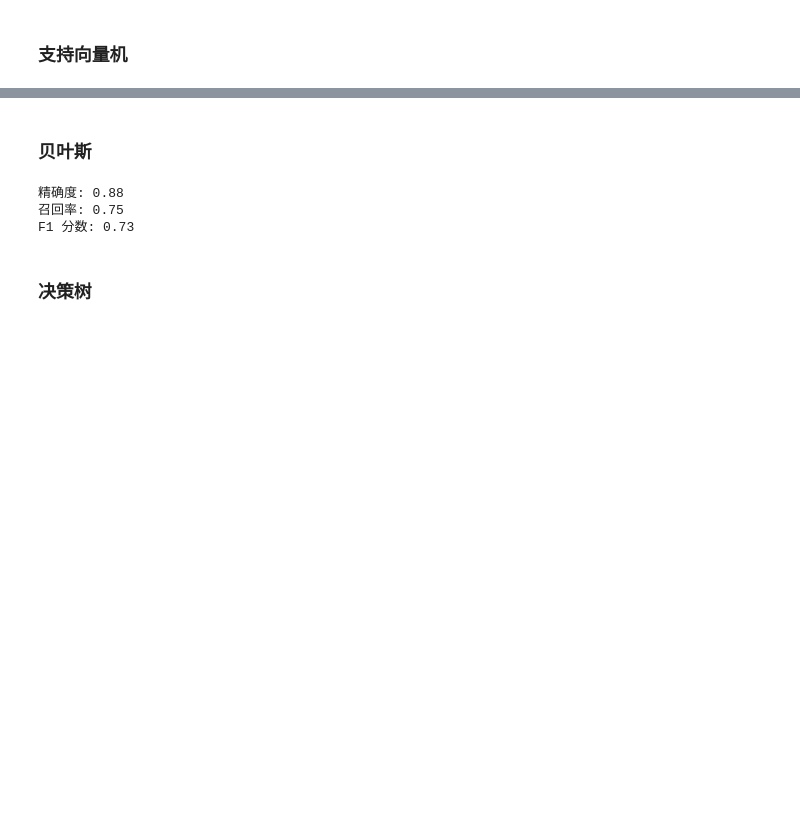
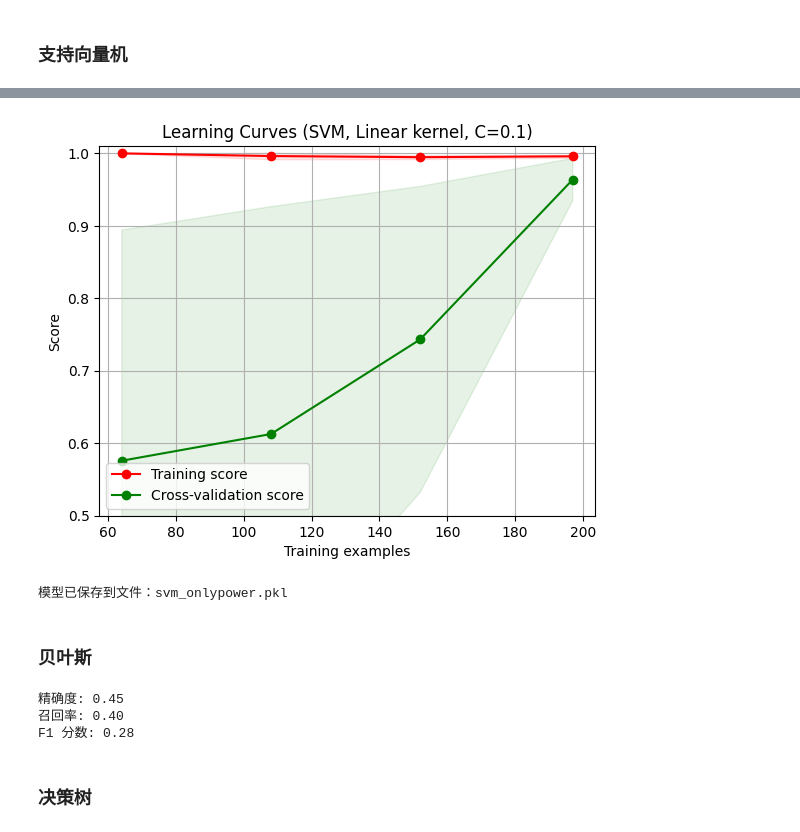
Before and after one commit to JJLibra/Recg-handwritten-signatures, a Jupyter notebook: jupyterlab/训练.ipynb, the cells around one changed output, grey strips where cells are left out. Drawn from its saved outputs; the diff is of its cells as text; code cells hidden in the pictures; blank space fills up the shorter version.

```diff
--- a/jupyterlab/训练.ipynb
+++ b/jupyterlab/训练.ipynb
@@ -37,3 +293,71 @@ F1 分数: 0.87
+# %%
+import numpy as np
+import matplotlib.pyplot as plt
+from sklearn.model_selection import learning_curve
+
+# 定义绘制学习曲线的函数
+def plot_learning_curve(estimator, title, X, y, ylim=None, cv=None,
+                        n_jobs=None, train_sizes=np.linspace(.1, 1.0, 5)):
+    """
+    生成一个简单的学习曲线图。
+    参数:
+    - estimator : 用于学习数据的对象，必须是拟合器。
+    - title : 图表的标题。
+    - X : array-like, shape (n_samples, n_features) 训练向量。
+    - y : array-like, shape (n_samples) or (n_samples, n_features) 目标相对于X进行分类或回归。
+    - ylim : tuple, shape (ymin, ymax), 可选 定义最小和最大y值。
+    - cv : int, cross-validation generator or an iterable, 可选 确定交叉验证的分割策略。
+    - n_jobs : int or None, 可选 并行作业的数量。
+    - train_sizes : array-like, shape (n_ticks,), 可选 训练样本的比例（相对数量）。
+    """
+    plt.figure()
+    plt.title(title)
+    if ylim is not None:
+        plt.ylim(*ylim)
+    plt.xlabel("Training examples")
+    plt.ylabel("Score")
+    train_sizes, train_scores, test_scores = learning_curve(
+        estimator, X, y, cv=cv, n_jobs=n_jobs, train_sizes=train_sizes)
+    train_scores_mean = np.mean(train_scores, axis=1)
+    train_scores_std = np.std(train_scores, axis=1)
+    test_scores_mean = np.mean(test_scores, axis=1)
+    test_scores_std = np.std(test_scores, axis=1)
+    plt.grid()
+
+    plt.fill_between(train_sizes, train_scores_mean - train_scores_std,
+                     train_scores_mean + train_scores_std, alpha=0.1,
+                     color="r")
+    plt.fill_between(train_sizes, test_scores_mean - test_scores_std,
+                     test_scores_mean + test_scores_std, alpha=0.1, color="g")
+    plt.plot(train_sizes, train_scores_mean, 'o-', color="r",
+             label="Training score")
+    plt.plot(train_sizes, test_scores_mean, 'o-', color="g",
+             label="Cross-validation score")
+
+    plt.legend(loc="best")
+    return plt
+
+# 绘制学习曲线
+title = "Learning Curves (SVM, Linear kernel, C=0.1)"
+cv = None # 这里可以使用交叉验证策略，例如KFold
+plot_learning_curve(SVC(kernel='linear'), title, X, y, ylim=(0.5, 1.01), cv=cv, n_jobs=4)
+
+plt.show()
+# %% [output]
+[figure, added]
+# %%
+import joblib
+# 保存模型到文件
+model_filename = 'svm_onlypower.pkl'
+joblib.dump(model, model_filename)
+# 保存特征向量化器，如果有的话
+# scaler_filename = 'lgb_scaler.pkl'
+# joblib.dump(scaler, scaler_filename)
+
+print(f"模型已保存到文件：{model_filename}")
+# print(f"向量化器已保存到文件：{scaler_filename}")
+# %% [output]
+模型已保存到文件：svm_onlypower.pkl
 # %% [markdown]
 ### 贝叶斯
 # %%
@@ -45,7 +369,8 @@ from sklearn.naive_bayes import GaussianNB
 from sklearn.naive_bayes import MultinomialNB
 
 # 从feature_vectors.csv中导入数据
-data = pd.read_csv('features/feature_NB.csv')
+# data = pd.read_csv('features/feature_NB.csv')
+data = pd.read_csv('p4_test_vectors.csv')
 
 # 划分训练集和测试集
 X = data.drop(columns=['label'])  # 特征向量
@@ -68,9 +393,9 @@ print(f"精确度: {precision:.2f}")
 print(f"召回率: {recall:.2f}")
 print(f"F1 分数: {f1:.2f}")
 # %% [output]
-精确度: 0.88
-召回率: 0.75
-F1 分数: 0.73
+精确度: 0.45
+召回率: 0.40
+F1 分数: 0.28
 # %% [markdown]
 ### 决策树
 # %%
```
Also changed, not shown: parts of 12 cells of this notebook, 6 other files.
